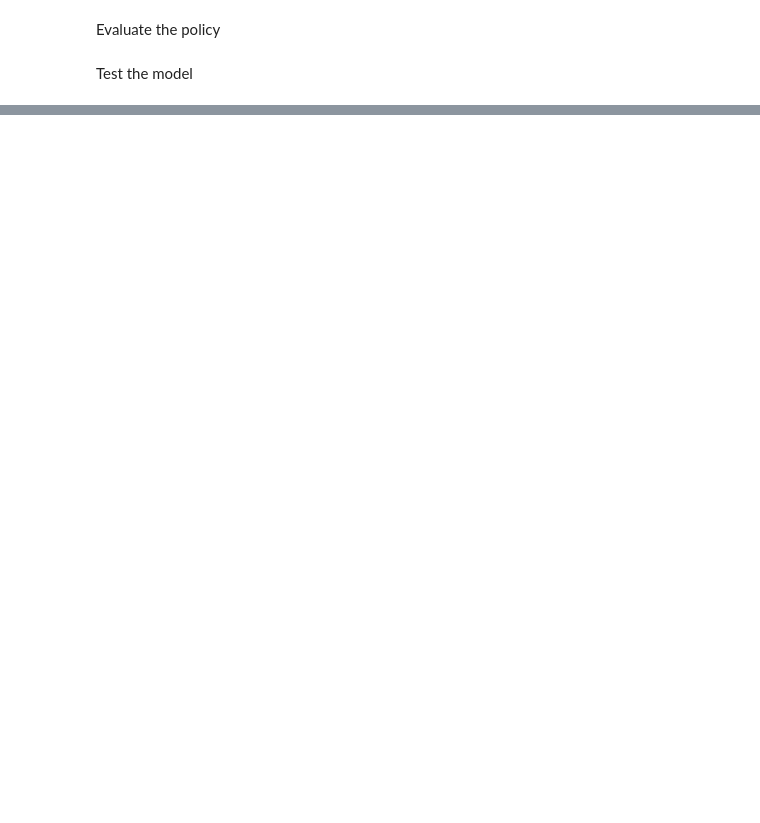
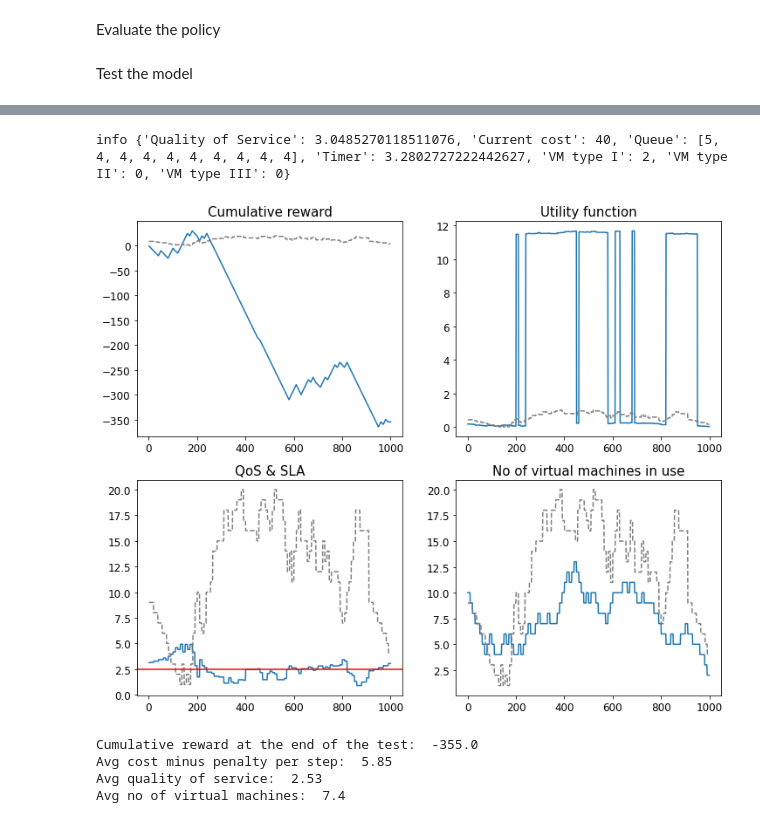
Before and after one commit to dkapczynska/Resource_management_RL, a Jupyter notebook: 03. Proximal Policy Optimization Algorithm.ipynb, the cells around one changed output, grey strips where cells are left out. Cells and saved outputs as stored; diff of their text form; code cells hidden in the pictures; blank space fills up the shorter version.

```diff
--- a/03. Proximal Policy Optimization Algorithm.ipynb
+++ b/03. Proximal Policy Optimization Algorithm.ipynb
@@ -123,0 +143,10 @@ Avg no of virtual machines:  12.0
+# %%
+SCENARIO = 'Environment/Scenarios/test_scenario_5_PPO.txt'
+test_model(SLA, VM_TYPE1, VM_TYPE2, VM_TYPE3, STEPS, SCENARIO, PENALTY, ALPHA, BETA, model)
+# %% [output]
+info {'Quality of Service': 3.0485270118511076, 'Current cost': 40, 'Queue': [5, 4, 4, 4, 4, 4, 4, 4, 4, 4], 'Timer': 3.2802727222442627, 'VM type I': 2, 'VM type II': 0, 'VM type III': 0}
+[figure, added]
+Cumulative reward at the end of the test:  -355.0
+Avg cost minus penalty per step:  5.85
+Avg quality of service:  2.53
+Avg no of virtual machines:  7.4
```
Also changed, not shown: parts of 14 cells of this notebook.
